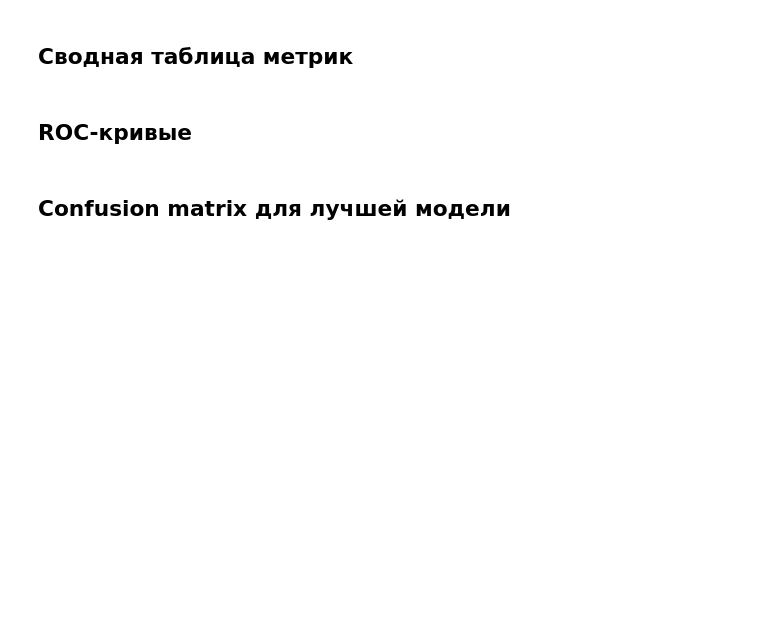
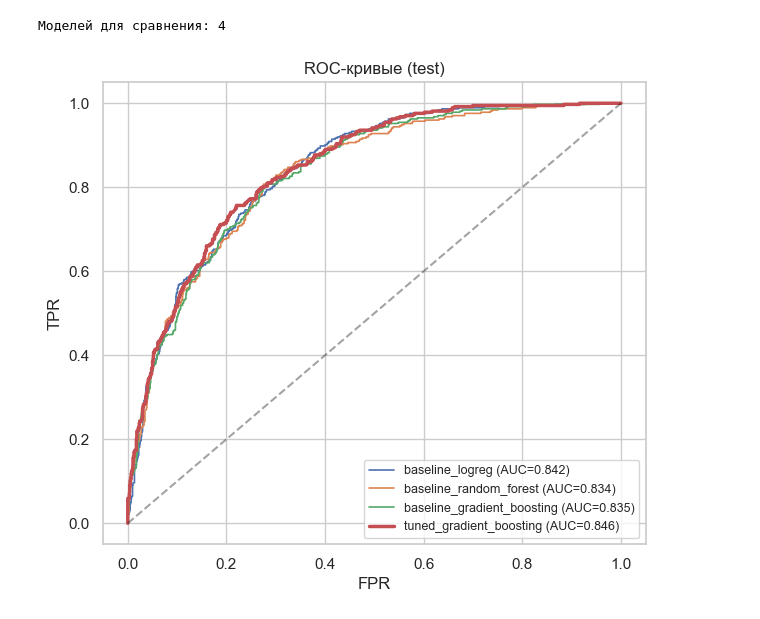
Before and after one commit to MindWarden/ml-studying, a Jupyter notebook: project/notebooks/02_models_comparison.ipynb, the cells around one changed output. Drawn from its saved outputs; the diff is of its cells as text; code cells hidden in the pictures; blank space fills up the shorter version.

Commit message:
Upgraded project

```diff
--- a/project/notebooks/02_models_comparison.ipynb
+++ b/project/notebooks/02_models_comparison.ipynb
@@ -16,23 +18,31 @@ from pathlib import Path
 PROJECT_ROOT = Path.cwd().parent
 sys.path.insert(0, str(PROJECT_ROOT))
 
+import joblib
 import pandas as pd
+import numpy as np
 import matplotlib.pyplot as plt
 import seaborn as sns
+from sklearn.base import clone
 from sklearn.metrics import (
     classification_report,
     confusion_matrix,
+    fbeta_score,
     roc_curve,
     auc,
 )
+from sklearn.model_selection import StratifiedKFold, cross_val_predict
 from sklearn.pipeline import Pipeline
 
 from src.data.load import load_clean
 from src.data.preprocess import build_preprocessor, train_test_split_stratified
-from src.models.train import get_models
+from src.models.train import build_pipeline, load_config
 
 sns.set_theme(style='whitegrid')
+FIG_DIR = PROJECT_ROOT / 'artifacts' / 'figures'
+FIG_DIR.mkdir(parents=True, exist_ok=True)
 # %%
 df = load_clean(PROJECT_ROOT / 'data' / 'raw' / 'telco_churn.csv')
+cfg = load_config()
 x_train, x_test, y_train, y_test = train_test_split_stratified(df)
 print('Train:', x_train.shape, 'Test:', x_test.shape)
@@ -38,0 +55,15 @@ print('Train:', x_train.shape, 'Test:', x_test.shape)
+# %%
+summary = json.loads((PROJECT_ROOT / 'artifacts' / 'metrics.json').read_text(encoding='utf-8'))
+
+rows = []
+for run_name, res in summary['results'].items():
+    rows.append({
+        'run': run_name,
+        'cv_roc_auc': res.get('cv_roc_auc', np.nan),
+        **res['test'],
+    })
+metrics_df = pd.DataFrame(rows).set_index('run')
+metrics_df = metrics_df[['cv_roc_auc', 'roc_auc', 'f1', 'f2', 'precision', 'recall', 'accuracy']]
+print('Лучшая модель по CV ROC-AUC:', summary['best_model'])
+print('Подобранный порог:', summary['threshold']['threshold'])
+metrics_df.round(4)
@@ -39,10 +86,12 @@ print('Train:', x_train.shape, 'Test:', x_test.shape)
 # %%
-models = get_models()
 fitted = {}
-for name, model in models.items():
-    pipe = Pipeline([('preprocessor', build_preprocessor()), ('model', model)])
+for name, spec in cfg['models'].items():
+    pipe = build_pipeline(name, spec.get('params', {}))
     pipe.fit(x_train, y_train)
-    fitted[name] = pipe
-print('Готово. Обучено моделей:', len(fitted))
+    fitted[f'baseline_{name}'] = pipe
+
+best_name = summary['best_model']
+fitted[best_name] = joblib.load(PROJECT_ROOT / 'artifacts' / 'model.pkl')
+print('Моделей для сравнения:', len(fitted))
+# %% [output]
+Моделей для сравнения: 4
-# %% [markdown]
-## Сводная таблица метрик
@@ -57,16 +98,16 @@ if metrics_path.exists():
-# %% [markdown]
-## ROC-кривые
 # %%
 fig, ax = plt.subplots(figsize=(7, 6))
 for name, pipe in fitted.items():
     proba = pipe.predict_proba(x_test)[:, 1]
     fpr, tpr, _ = roc_curve(y_test, proba)
-    ax.plot(fpr, tpr, label=f'{name} (AUC={auc(fpr, tpr):.3f})')
+    lw = 2.5 if name == best_name else 1.2
+    ax.plot(fpr, tpr, lw=lw, label=f'{name} (AUC={auc(fpr, tpr):.3f})')
 ax.plot([0, 1], [0, 1], 'k--', alpha=0.4)
 ax.set_xlabel('FPR')
 ax.set_ylabel('TPR')
-ax.set_title('ROC-кривые')
-ax.legend()
+ax.set_title('ROC-кривые (test)')
+ax.legend(loc='lower right', fontsize=9)
+fig.savefig(FIG_DIR / 'fig_roc_curves.png', dpi=200, bbox_inches='tight')
 plt.show()
+# %% [output]
+[figure, added]
-# %% [markdown]
-## Confusion matrix для лучшей модели
```
Also changed, not shown: parts of 13 cells of this notebook, 14 other files.
